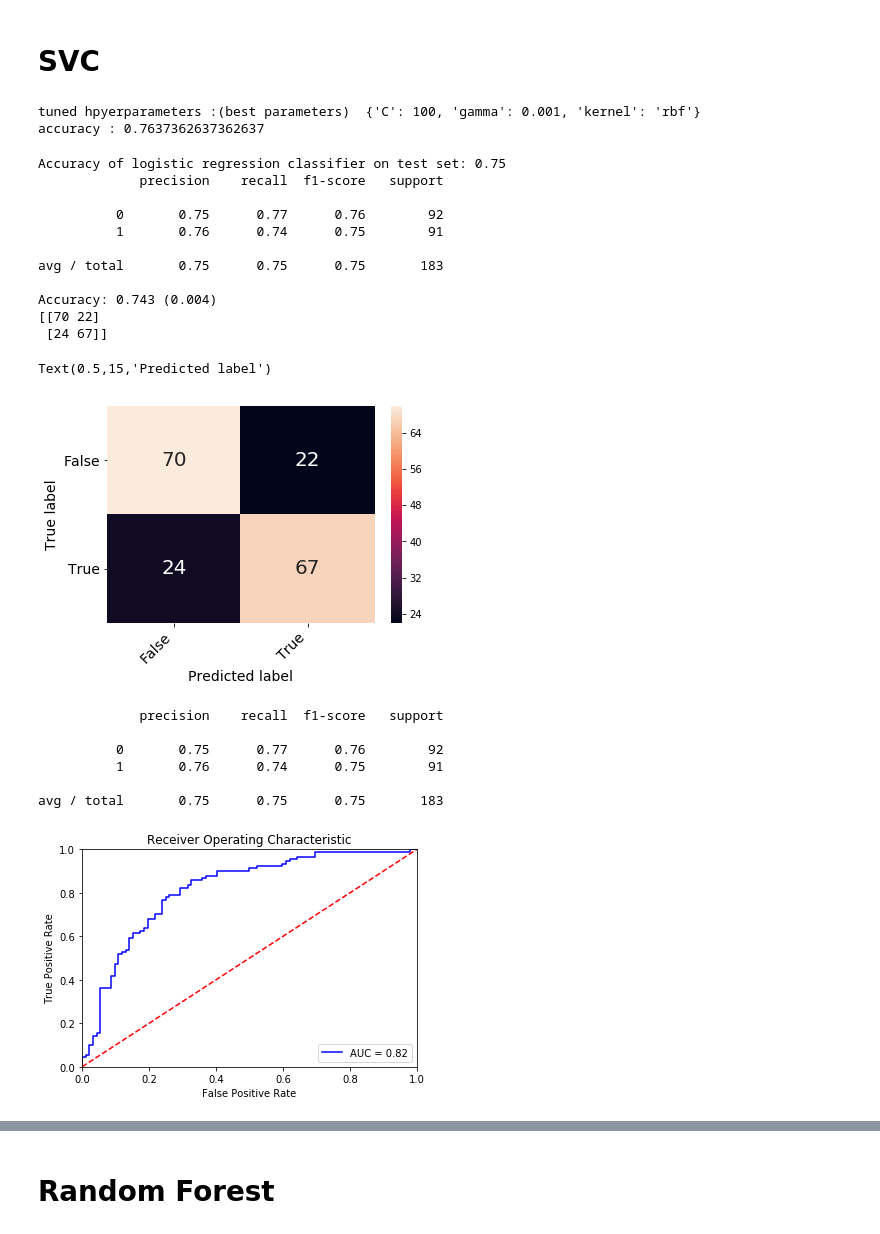
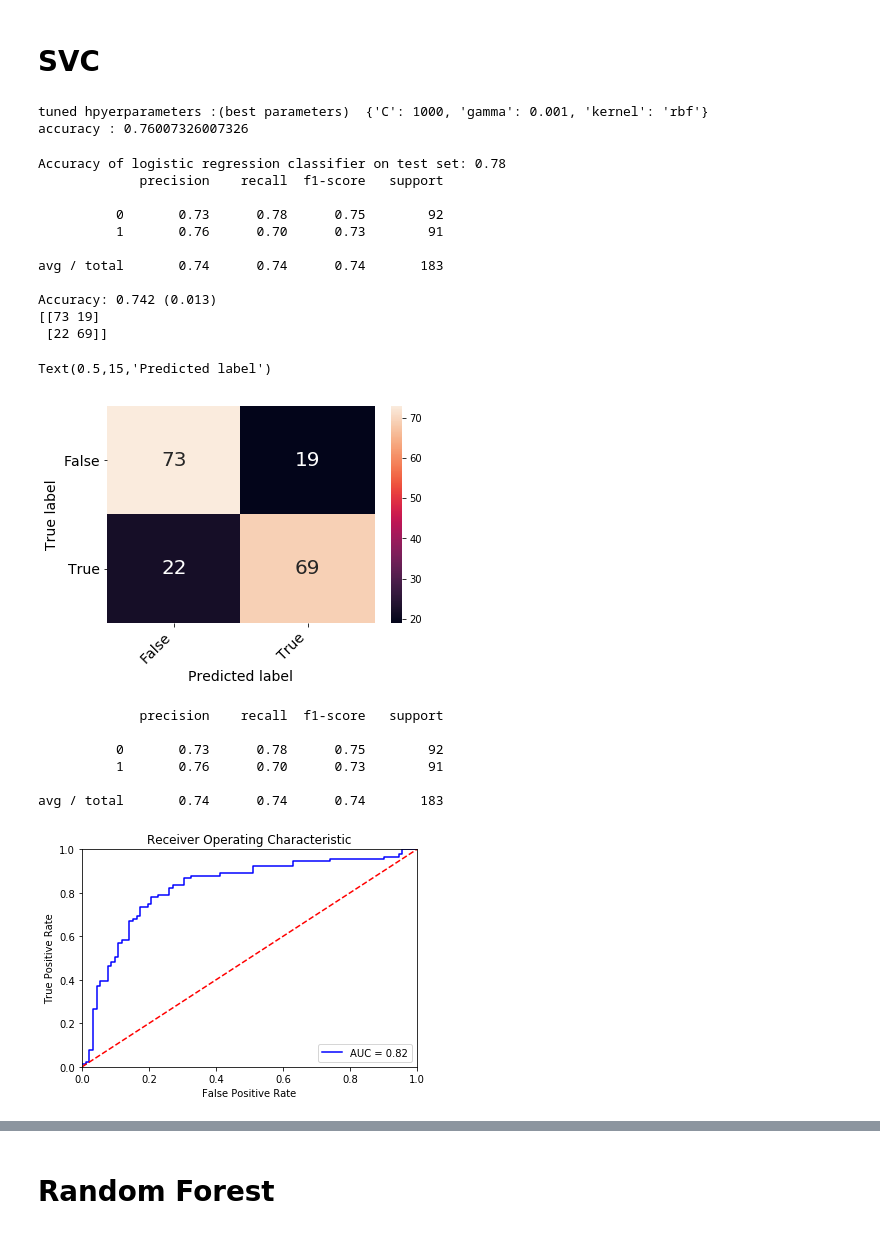
Before and after one commit to ricardofullton/glovo_test, a Jupyter notebook: glovo.ipynb, the cells around one changed output, grey strips where cells are left out. Cells and saved outputs as stored; diff of their text form; code cells hidden in the pictures.

```diff
--- a/glovo.ipynb
+++ b/glovo.ipynb
@@ -390,7 +388,7 @@ Name: y, dtype: int64
 # %% [markdown]
 ## LogisticRegression
 # %%
-clf = LogisticRegression(C=10, penalty='l1', class_weight='balanced')
+clf = LogisticRegression(C=0.1, penalty='l1', class_weight='balanced')
 clf.fit(x_train, y_train)
 test_y_pred = clf.predict(x_test)
 cf_mt = confusion_matrix(y_test, test_y_pred)
@@ -527,13 +525,13 @@ Text(0.5,15,'Predicted label')
 # %% [markdown]
 # Adaboost
 # %%
-clf = AdaBoostClassifier(n_estimators=100,learning_rate=0.05,algorithm='SAMME')
+clf = AdaBoostClassifier(n_estimators=50,learning_rate=0.01,algorithm='SAMME')
 clf.fit(x_train,y_train)
 
 seed = 7
 k_fold = KFold(n_splits=2)
 scoring = 'accuracy'
-results=cross_val_score(clf, x_test, y_test, cv=k_fold, n_jobs=1, scoring=scoring)
+results=cross_val_score(clf, x_train, y_train, cv=k_fold, n_jobs=1, scoring=scoring)
 print("Accuracy: %.3f (%.3f)" % (results.mean(), results.std()))
 print(clf.score(x_test, y_test))
 clf.fit(x_train,y_train)
@@ -616,42 +614,42 @@ svc_grid.fit(x_train, y_train)
 print("tuned hpyerparameters :(best parameters) ",svc_grid.best_params_)
 print("accuracy :",svc_grid.best_score_)
 # %% [output]
-tuned hpyerparameters :(best parameters)  {'C': 100, 'gamma': 0.001, 'kernel': 'rbf'}
-accuracy : 0.7637362637362637
+tuned hpyerparameters :(best parameters)  {'C': 1000, 'gamma': 0.001, 'kernel': 'rbf'}
+accuracy : 0.76007326007326
 # %%
-clf = svm.SVC(C=100,kernel='rbf',probability=True,gamma=0.001)
+clf = svm.SVC(C=10,kernel='rbf',probability=True,gamma=0.001)
 clf.fit(x_train,y_train)
 print('Accuracy of logistic regression classifier on test set: {:.2f}'.format(clf.score(x_test, y_test)))
 print(classification_report(y_test, test_y_pred))
 seed = 7
 k_fold = KFold(n_splits=2, random_state=seed)
 scoring = 'accuracy'
-results=cross_val_score(clf, x_test, y_test, cv=k_fold, scoring=scoring)
+results=cross_val_score(clf, x_train, y_train, cv=k_fold, scoring=scoring)
 print("Accuracy: %.3f (%.3f)" % (results.mean(), results.std()))
 clf.fit(x_train,y_train)
 predicted=clf.predict(x_test)
 matrix = confusion_matrix(y_test, predicted)
 print(matrix)
 confusion_matrix_df = pd.DataFrame(matrix, ('False', 'True'), ('False', 'True'))
 heatmap = sns.heatmap(confusion_matrix_df, annot=True, annot_kws={"size": 20}, fmt="d")
 heatmap.yaxis.set_ticklabels(heatmap.yaxis.get_ticklabels(), rotation=0, ha='right', fontsize = 14)
 heatmap.xaxis.set_ticklabels(heatmap.xaxis.get_ticklabels(), rotation=45, ha='right', fontsize = 14)
 plt.ylabel('True label', fontsize = 14)
 plt.xlabel('Predicted label', fontsize = 14)
 # %% [output]
-Accuracy of logistic regression classifier on test set: 0.75
+Accuracy of logistic regression classifier on test set: 0.78
              precision    recall  f1-score   support
 
-          0       0.75      0.77      0.76        92
-          1       0.76      0.74      0.75        91
+          0       0.73      0.78      0.75        92
+          1       0.76      0.70      0.73        91
 
-avg / total       0.75      0.75      0.75       183
+avg / total       0.74      0.74      0.74       183
 
-Accuracy: 0.743 (0.004)
-[[70 22]
- [24 67]]
+Accuracy: 0.742 (0.013)
+[[73 19]
+ [22 69]]
 Text(0.5,15,'Predicted label')
-[figure, old version]
+[figure, new version]
 # %%
 probs = clf.predict_proba(x_test)
 preds = probs[:,1]
@@ -670,11 +668,11 @@ plt.show()
 # %% [output]
              precision    recall  f1-score   support
 
-          0       0.75      0.77      0.76        92
-          1       0.76      0.74      0.75        91
+          0       0.73      0.78      0.75        92
+          1       0.76      0.70      0.73        91
 
-avg / total       0.75      0.75      0.75       183
+avg / total       0.74      0.74      0.74       183
-[figure, old version]
+[figure, new version]
 # %%
 average_precision = average_precision_score(y_test, preds)
 precision, recall, _ = precision_recall_curve(y_test, preds)
```
Also changed, not shown: parts of 34 cells of this notebook, 1 other file.
